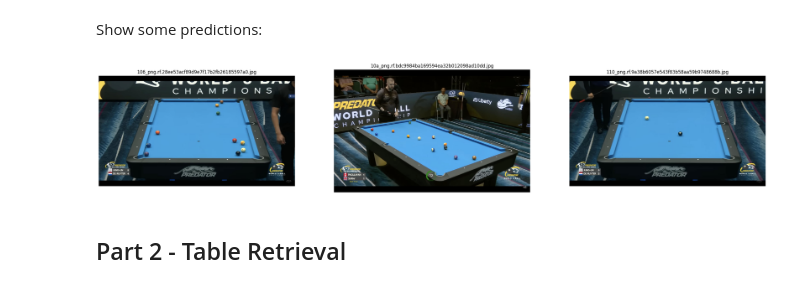
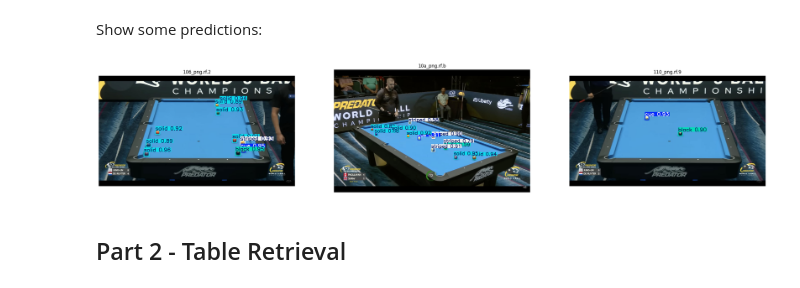
Before and after one commit to artmear/ComputerVision, a Jupyter notebook: task3/task3.ipynb, the cells around one changed output. Cells and saved outputs as stored; diff of their text form; code cells hidden in the pictures.

Commit message:
Simplified ball detection

```diff
--- a/task3/task3.ipynb
+++ b/task3/task3.ipynb
@@ -428,39 +243,17 @@ predict(MODEL_PT, INPUT_JSON, OUTPUT_JSON, IMGSZ, DEVICE, CONF)
 # %% [markdown]
 Show some predictions:
-# %%
-# Load input and output JSONs
-with OUTPUT_JSON.open("r", encoding="utf-8") as handle:
-    out = json.load(handle)
-with INPUT_JSON.open("r", encoding="utf-8") as handle:
-    spec = json.load(handle)
-entries = spec.get("images") or spec.get("image_path") or []
-
-NUM_IMAGES = 3
-
-# Show the first few detections with bounding boxes drawn on the images.
-n_show = min(NUM_IMAGES, len(out["results"]))
-
-f, axarr = plt.subplots(1, NUM_IMAGES, figsize=(32, 10))
-for i in range(n_show):
-    # Retrieve the detection result and corresponding image path.
-    result = out["results"][i]
-    img_path = resolve_image_path(entries[i], INPUT_JSON.parent)
-    img = cv2.cvtColor(cv2.imread(str(img_path)), cv2.COLOR_BGR2RGB)
-    h, w = img.shape[:2]
-
-    # Draw bounding boxes and class labels on the image.
-    for ball in result["balls"]:
-        p1 = (int(ball["xmin"] * w), int(ball["ymin"] * h))
-        p2 = (int(ball["xmax"] * w), int(ball["ymax"] * h))
-        cv2.rectangle(img, p1, p2, (255, 0, 0), 2)
-        cv2.putText(img, ball["class"], (p1[0], max(0, p1[1] - 5)), cv2.FONT_HERSHEY_SIMPLEX, 0.5, (255, 0, 0), 1)
-
-    # Display the image with detections
-    axarr[i].imshow(img, cmap="gray", vmin=0, vmax=255)
-    axarr[i].set_title(result["image"])
-    axarr[i].axis("off")
-# %% [output]
-[figure, removed]
+# %%
+# Show the first N_SHOW predictions
+N_SHOW = 3
+saved = sorted(out_dir.glob("*.jpg"))[:N_SHOW]
+f, axarr = plt.subplots(1, N_SHOW, figsize=(32, 10))
+for i, path in enumerate(saved):
+    img = plt.imread(path)
+    axarr[i].imshow(img, cmap="gray", vmin=0, vmax=255)
+    axarr[i].set_title(path.name[:12])
+    axarr[i].axis("off")
+# %% [output]
+[figure, added]
 # %% [markdown]
 ## Part 2 - Table Retrieval
 # %%
```
Also changed, not shown: parts of 17 cells of this notebook, 1 other file.
